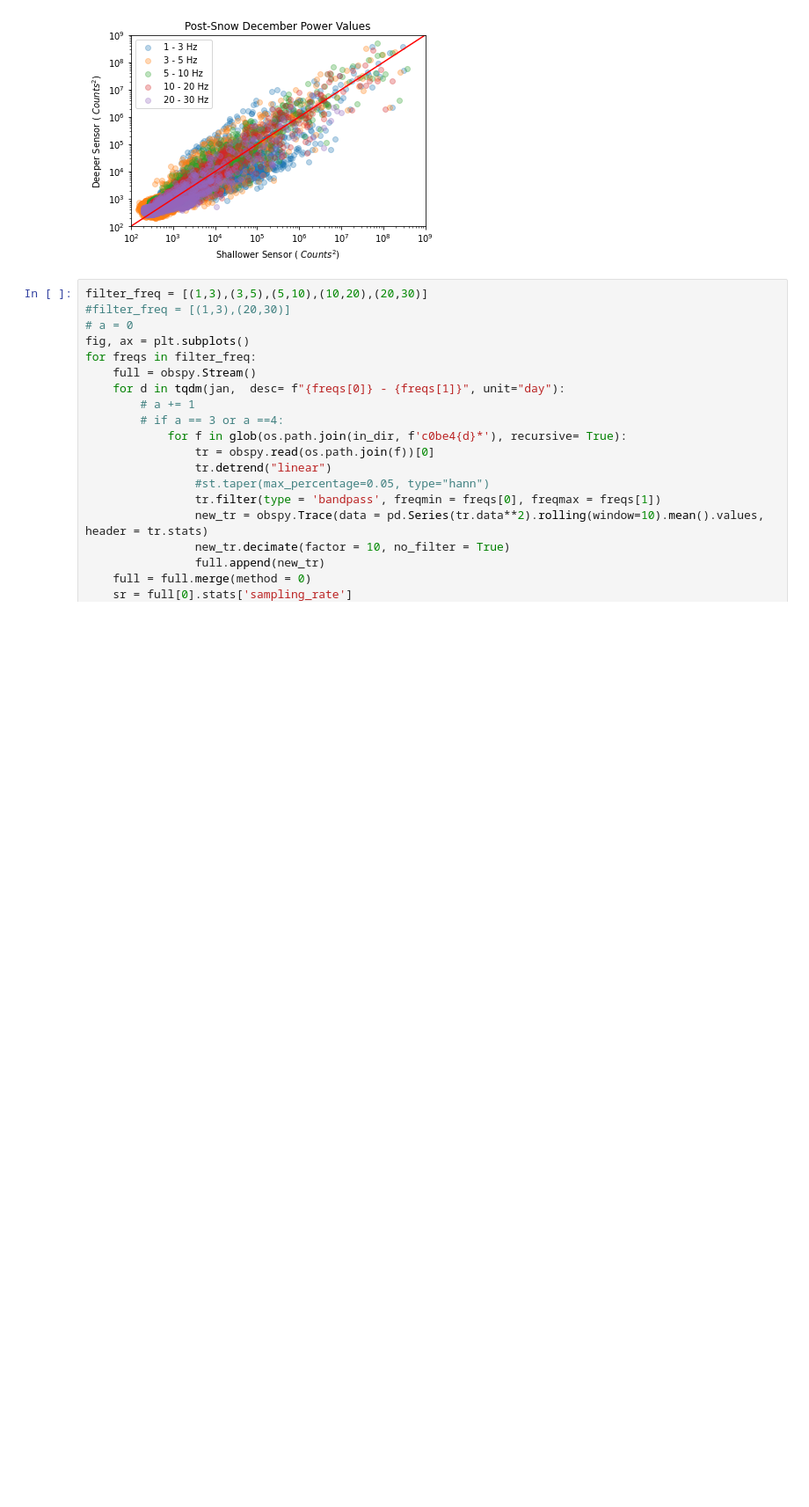
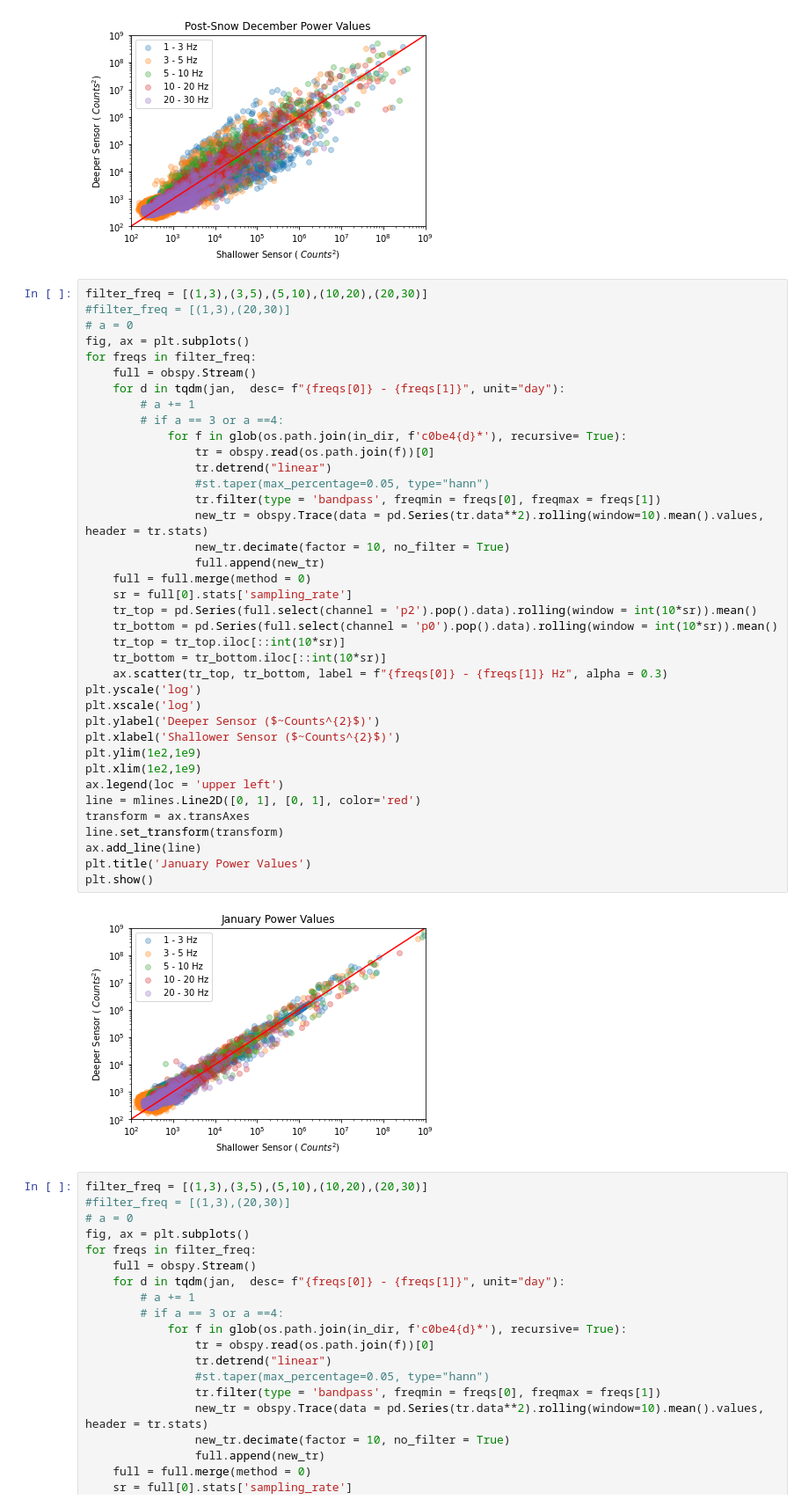
Before and after one commit to ZachHoppinen/infrasound-snow-attenuation, a Jupyter notebook: src/analysis/power_analysis.ipynb, the cells around one changed output. Shown at 88% size. Drawn from its saved outputs; the diff is of its cells as text; blank space fills up the shorter version.

Commit message:
added january

```diff
--- a/src/analysis/power_analysis.ipynb
+++ b/src/analysis/power_analysis.ipynb
@@ -108,6 +108,46 @@ plt.title('Post-Snow December Power Values')
 plt.show()
 # %% [output]
 [figure]
+# %%
+filter_freq = [(1,3),(3,5),(5,10),(10,20),(20,30)]
+#filter_freq = [(1,3),(20,30)]
+# a = 0
+fig, ax = plt.subplots()
+for freqs in filter_freq:
+    full = obspy.Stream()
+    for d in tqdm(jan,  desc= f"{freqs[0]} - {freqs[1]}", unit="day"):
+        # a += 1
+        # if a == 3 or a ==4:
+            for f in glob(os.path.join(in_dir, f'c0be4{d}*'), recursive= True):
+                tr = obspy.read(os.path.join(f))[0]
+                tr.detrend("linear")
+                #st.taper(max_percentage=0.05, type="hann")
+                tr.filter(type = 'bandpass', freqmin = freqs[0], freqmax = freqs[1])
+                new_tr = obspy.Trace(data = pd.Series(tr.data**2).rolling(window=10).mean().values, header = tr.stats)
+                new_tr.decimate(factor = 10, no_filter = True)
+                full.append(new_tr)
+    full = full.merge(method = 0)
+    sr = full[0].stats['sampling_rate']
+    tr_top = pd.Series(full.select(channel = 'p2').pop().data).rolling(window = int(10*sr)).mean()
+    tr_bottom = pd.Series(full.select(channel = 'p0').pop().data).rolling(window = int(10*sr)).mean()
+    tr_top = tr_top.iloc[::int(10*sr)]
+    tr_bottom = tr_bottom.iloc[::int(10*sr)]
+    ax.scatter(tr_top, tr_bottom, label = f"{freqs[0]} - {freqs[1]} Hz", alpha = 0.3)
+plt.yscale('log')
+plt.xscale('log')
+plt.ylabel('Deeper Sensor ($~Counts^{2}$)')
+plt.xlabel('Shallower Sensor ($~Counts^{2}$)')
+plt.ylim(1e2,1e9)
+plt.xlim(1e2,1e9)
+ax.legend(loc = 'upper left')
+line = mlines.Line2D([0, 1], [0, 1], color='red')
+transform = ax.transAxes
+line.set_transform(transform)
+ax.add_line(line)
+plt.title('January Power Values')
+plt.show()
+# %% [output]
+[figure, added]
 # %%
 filter_freq = [(1,3),(3,5),(5,10),(10,20),(20,30)]
 #filter_freq = [(1,3),(20,30)]
```
Also changed, not shown: parts of 1 cell of this notebook, 1 other file.
